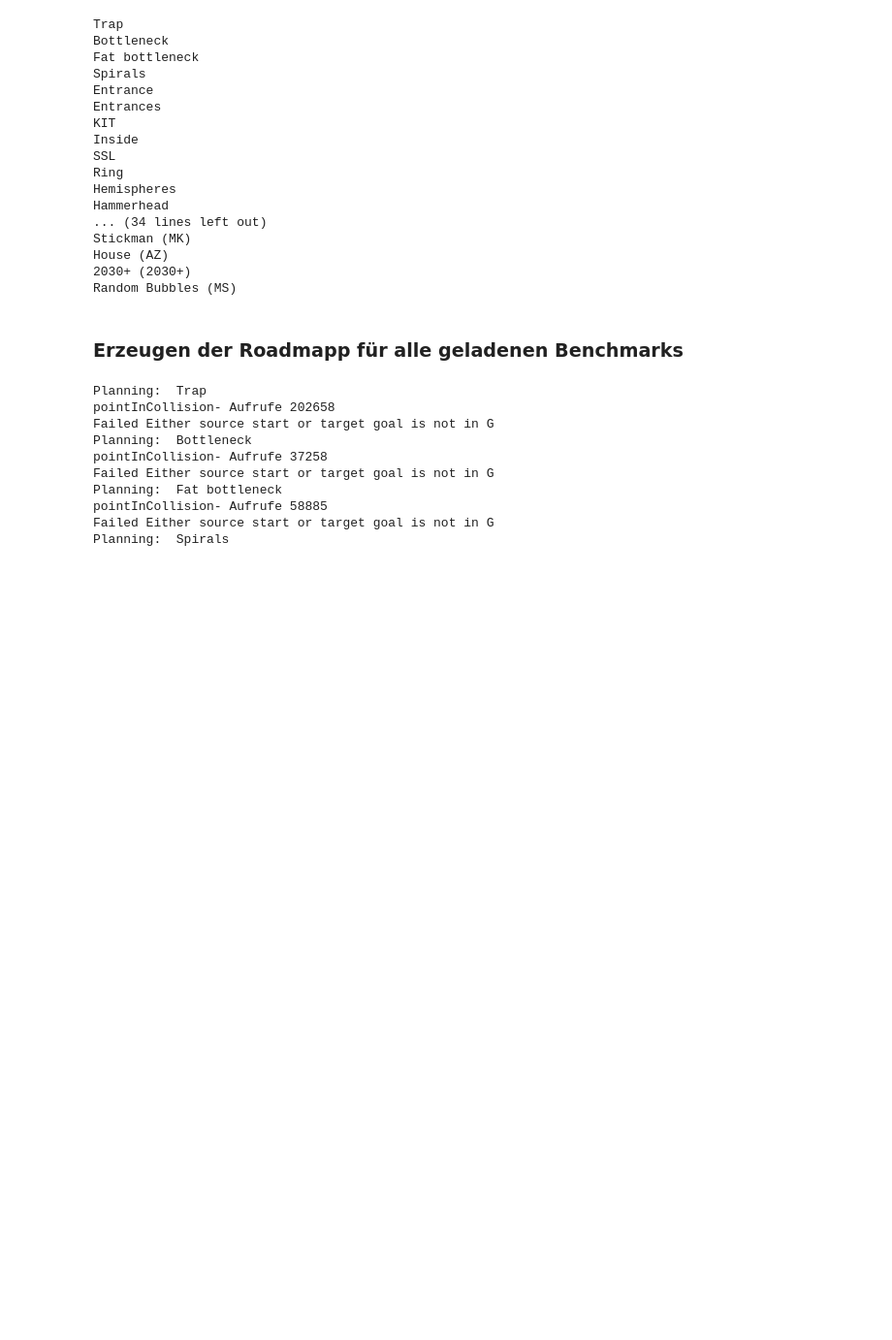
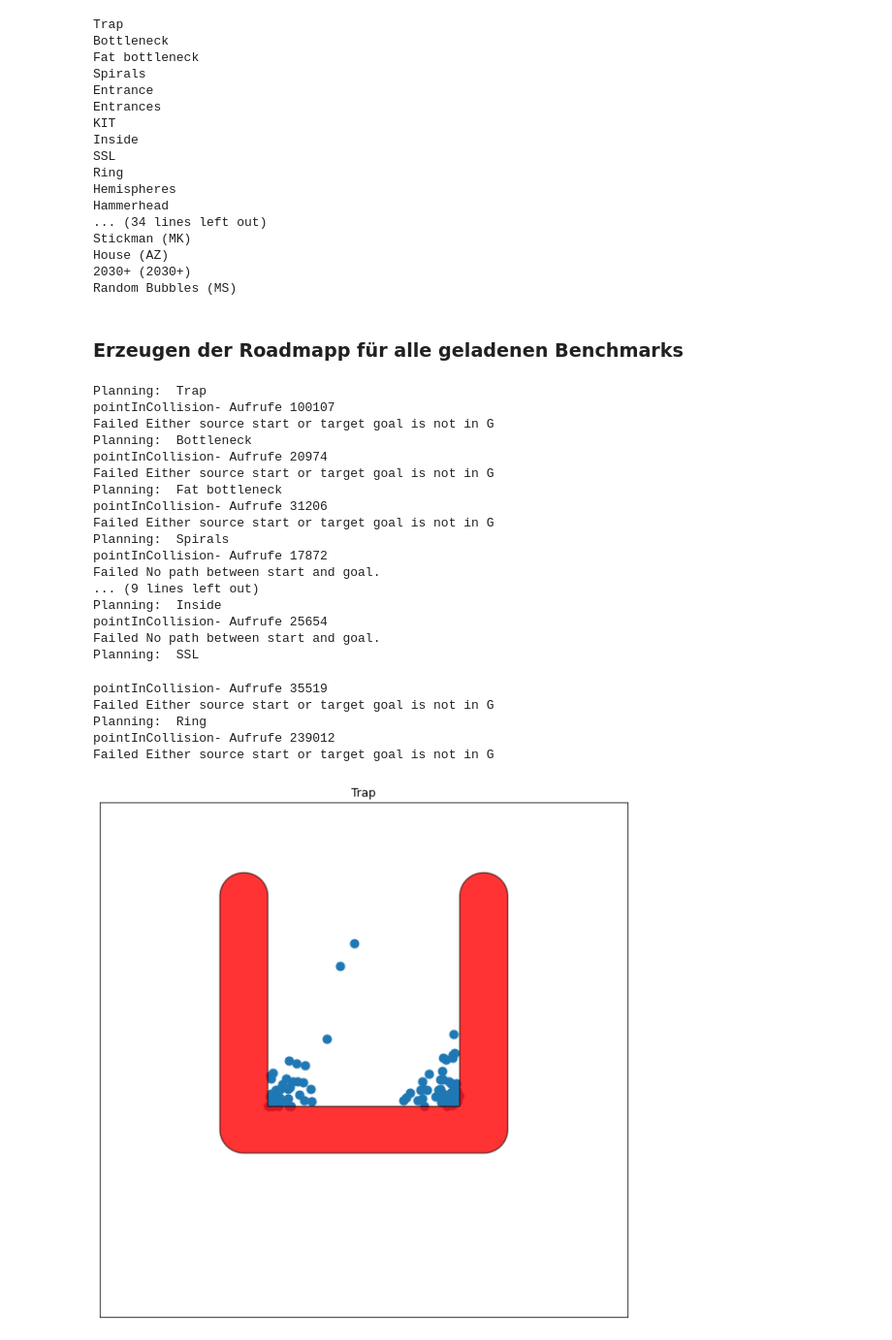
Before and after one commit to Keypos/Roboterprogrammierung_Projektarbeit, a Jupyter notebook: Aufgabe2_Bridge_Benchmark.ipynb, the cells around one changed output. Shown: that part at 97% size. Cells and saved outputs as stored; diff of their text form; code cells hidden in the pictures; blank space fills up the shorter version.

```diff
--- a/Aufgabe2_Bridge_Benchmark.ipynb
+++ b/Aufgabe2_Bridge_Benchmark.ipynb
@@ -275,39 +275,52 @@ for benchmark in temp_list:
         collChecker = benchmark.collisionChecker
         G = nx.Graph()
         radius = 3.0
-        numNodes = 200
+        numNodes = 100
 
         IPPerfMonitor.clearData()
 
         learnRoadmapNearestNeighbour(G, dim, radius, numNodes, collChecker)
 
         Function_infos = IPPerfMonitor.dataFrame()
         counts_for_collision = len(Function_infos[Function_infos["name"]=="pointInCollision"])
         print("pointInCollision- Aufrufe", counts_for_collision)
         coll_list.append(counts_for_collision)
         solution = findPath(G,benchmark.startList[0],benchmark.goalList[0], collChecker)
         print(solution, len(solution))
         print(len(G.nodes()))
 
     except Exception as e:
         solution = []
         print ("Failed", e)
     # draw the planning
     fig = plt.figure(figsize=(10,10))
     ax = fig.add_subplot(1,1,1)
     limits=collChecker.getEnvironmentLimits()
     ax.set_xlim(limits[0])
     ax.set_ylim(limits[1])
     ax.set_title(benchmark.name)
     basicPRMVisualize(G,collChecker,solution,nodeSize=80,ax=ax)
 # %% [output]
 Planning:  Trap
-pointInCollision- Aufrufe 202658
+pointInCollision- Aufrufe 100107
 Failed Either source start or target goal is not in G
 Planning:  Bottleneck
-pointInCollision- Aufrufe 37258
+pointInCollision- Aufrufe 20974
 Failed Either source start or target goal is not in G
 Planning:  Fat bottleneck
-pointInCollision- Aufrufe 58885
+pointInCollision- Aufrufe 31206
 Failed Either source start or target goal is not in G
 Planning:  Spirals
+pointInCollision- Aufrufe 17872
+Failed No path between start and goal.
+... (9 lines left out)
+Planning:  Inside
+pointInCollision- Aufrufe 25654
+Failed No path between start and goal.
+Planning:  SSL
+pointInCollision- Aufrufe 35519
+Failed Either source start or target goal is not in G
+Planning:  Ring
+pointInCollision- Aufrufe 239012
+Failed Either source start or target goal is not in G
+[figure, added]
```
Also changed, not shown: parts of 2 cells of this notebook, 1 other file.
